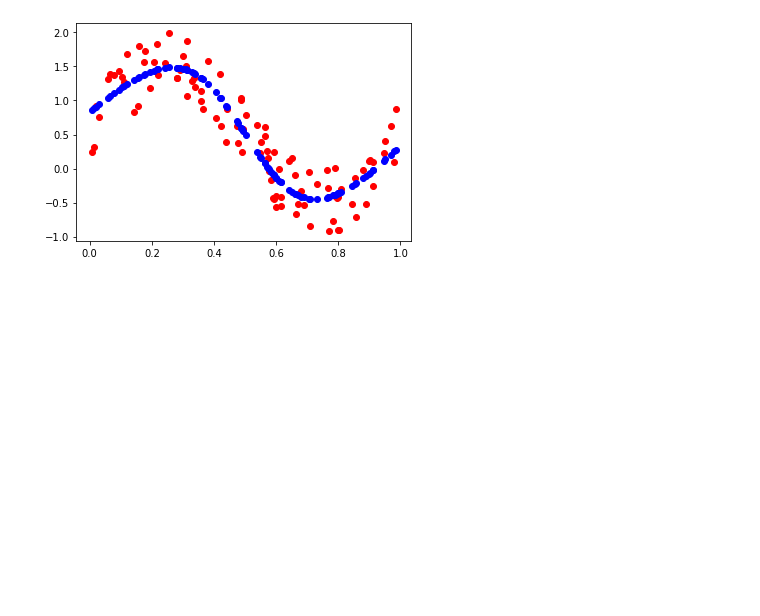
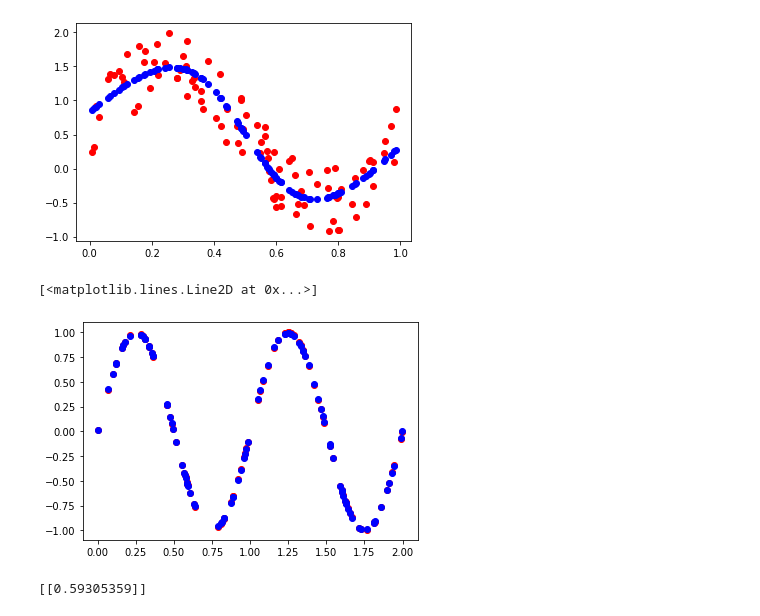
Before and after one commit to PSuHyeon/Simple_TensorFlow, a Jupyter notebook: test.ipynb, the cells around one changed output. Saved outputs shown, nothing was run; the diff lists cells and outputs as text; code cells hidden in the pictures; blank space fills up the shorter version.

Commit message:
Comparison between SGD and momentumSGD for sin function

```diff
--- a/test.ipynb
+++ b/test.ipynb
@@ -232,3 +232,29 @@ plt.plot(x, model(x).data, "bo")
 # %% [output]
 [<matplotlib.lines.Line2D at 0x...>]
 [figure]
+# %%
+import matplotlib.pyplot as plt
+x = np.random.rand(100, 1) * 2
+y = np.sin(2 * np.pi * x)
+plt.plot(x, y, "ro")
+model = MLP((10, 5,  1))
+
+optimizer = MomentumSGD(0.2, 0.9).setup(model)
+
+for i in range(20000):
+  y_p = model(x)
+  loss = mean_squared_error(y, y_p)
+
+  model.cleargrads()
+  loss.backward()
+
+  optimizer.update()
+
+plt.plot(x, model(x).data, "bo")
+# %% [output]
+[<matplotlib.lines.Line2D at 0x...>]
+[figure, added]
+# %%
+print(model(np.array([[0.4]])).data)
+# %% [output]
+[[0.59305359]]
```
Also changed, not shown: parts of 1 cell of this notebook.
